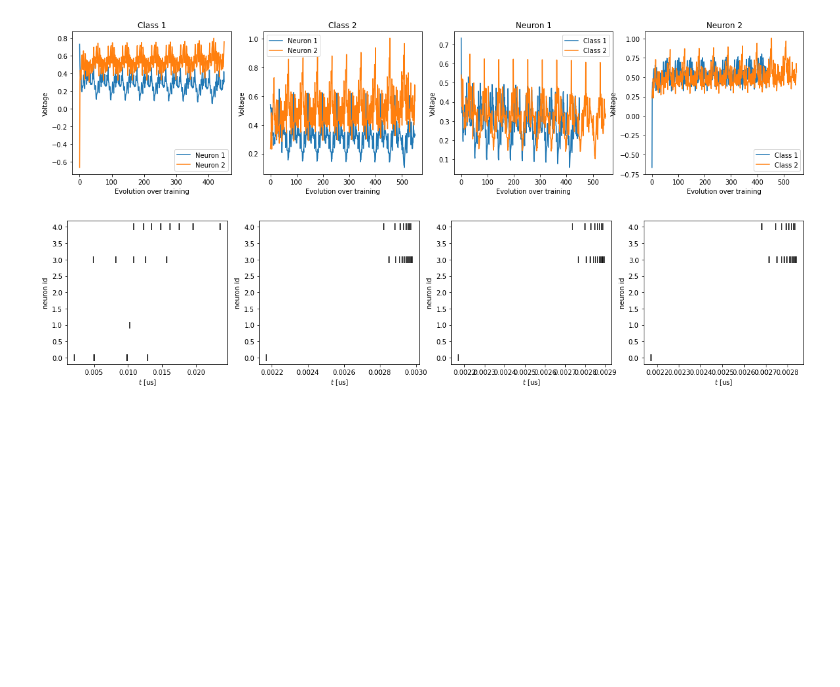
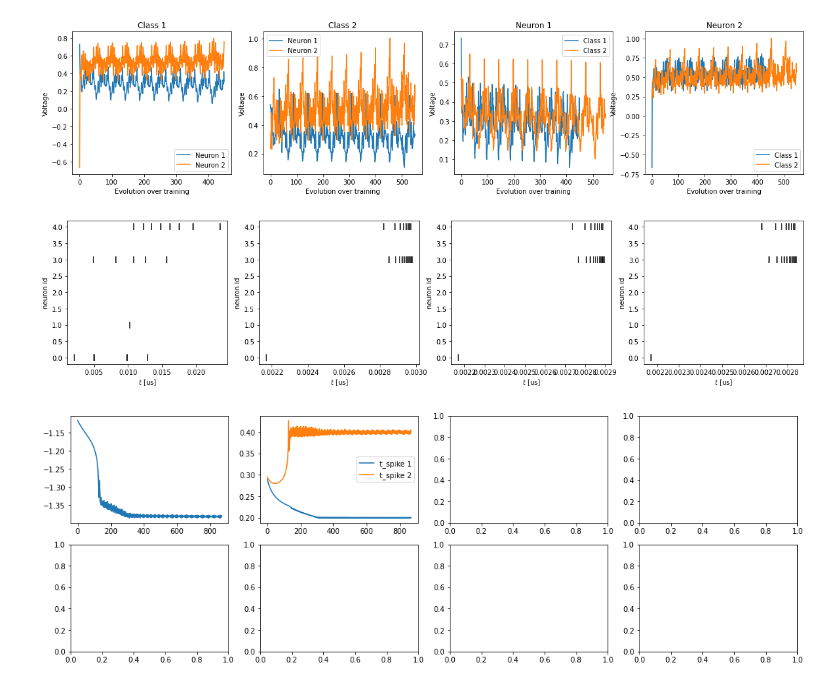
Before and after one commit to electronicvisions/jaxsnn, a Jupyter notebook: jaxsnn/notebooks/neural_net.ipynb, the cells around one changed output. Cells and saved outputs as stored; diff of their text form; code cells hidden in the pictures; blank space fills up the shorter version.

```diff
--- a/jaxsnn/notebooks/neural_net.ipynb
+++ b/jaxsnn/notebooks/neural_net.ipynb
@@ -474,6 +287,4 @@ Loss: -0.9824758172035217, acc: 0.8840000629425049
 # %%
-forward = jax.jit(partial(forward_integration, step_fn, 20))
-
 @jax.jit
 def li_cell(weights, spikes, ts):
     spike_times, spike_idx = spikes
@@ -666,0 +557,21 @@ plot_spike_times(spikes)
+# %%
+def Net(n_input, n_hidden, n_spikes):
+    step_fn = partial(step, batched_dynamics, batched_ttfs_solver, transition_fn, t_max)
+
+    def init_fn(rng):
+        scale_factor = 2.0
+        input_rng, hidden_rng = jax.random.split(rng)
+        input_weights = jax.random.uniform(input_rng, (n_input, n_hidden)) * scale_factor
+        recurrent_weights = (
+            jax.random.uniform(hidden_rng, (n_hidden, n_hidden))
+            * (1 - np.eye(n_hidden))
+            * scale_factor
+        )
+        return (input_weights, recurrent_weights)
+
+    def apply_fn(weights, input_spikes) -> Spike:
+        state = StepState(np.zeros((n_hidden, 2)), 0, 0)
+        (state, spikes) = jax.lax.scan(partial(step_fn, weights, input_spikes), state, np.arange(n_spikes))  # type: ignore
+        return spikes
+
+    return init_fn, apply_fn
@@ -666,0 +620,22 @@ plot_spike_times(spikes)
+# %%
+def constant_dataset(n_epochs):
+    input_spikes = Spike(
+    np.array([0.1, 0.2, 1]) * t_max,  # type: ignore
+    np.array([0, 1, 0]),
+    )
+    target = np.array([0.2, 0.4]) * t_max  # type: ignore
+    batch = (input_spikes, target)
+    tiling = (n_epochs, 1)
+    dataset = (
+        Spike(
+            np.tile(batch[0].time, tiling), np.tile(batch[0].idx, tiling)
+        ),
+        np.tile(batch[1], tiling),
+    )
+    return dataset
+
+n_epochs = 1000
+trainset = constant_dataset(n_epochs)
+train(trainset)
+# %% [output]
+[figure, added]
```
Also changed, not shown: parts of 18 cells of this notebook, 6 other files.
